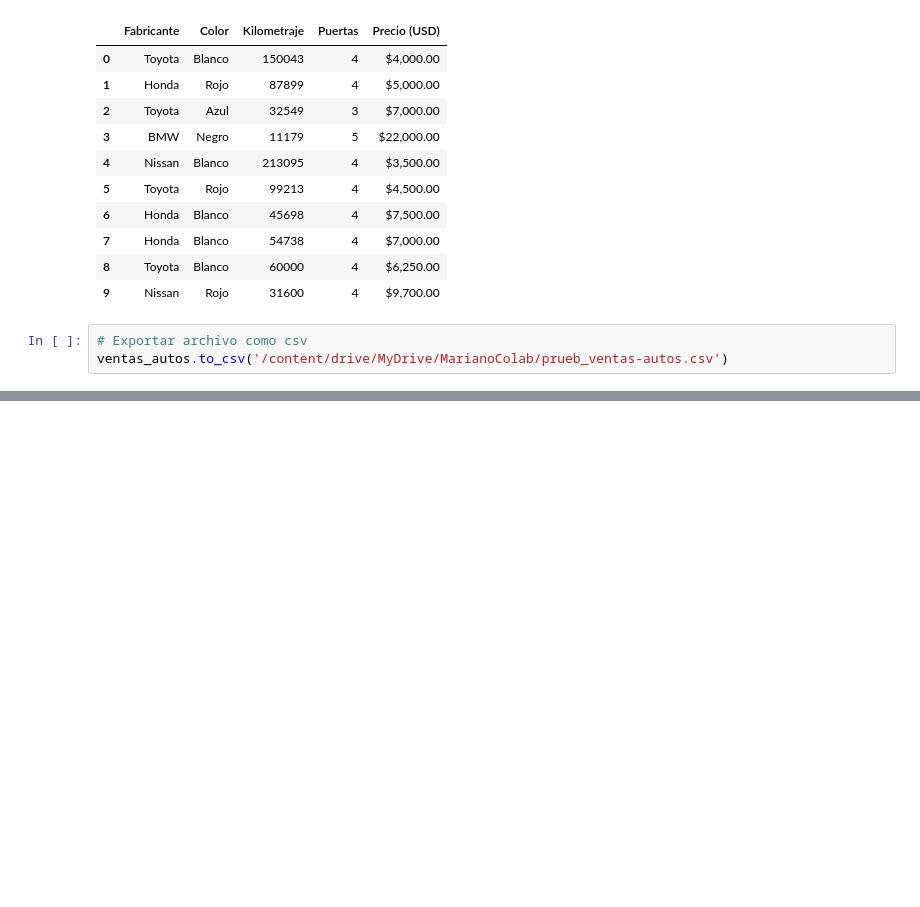
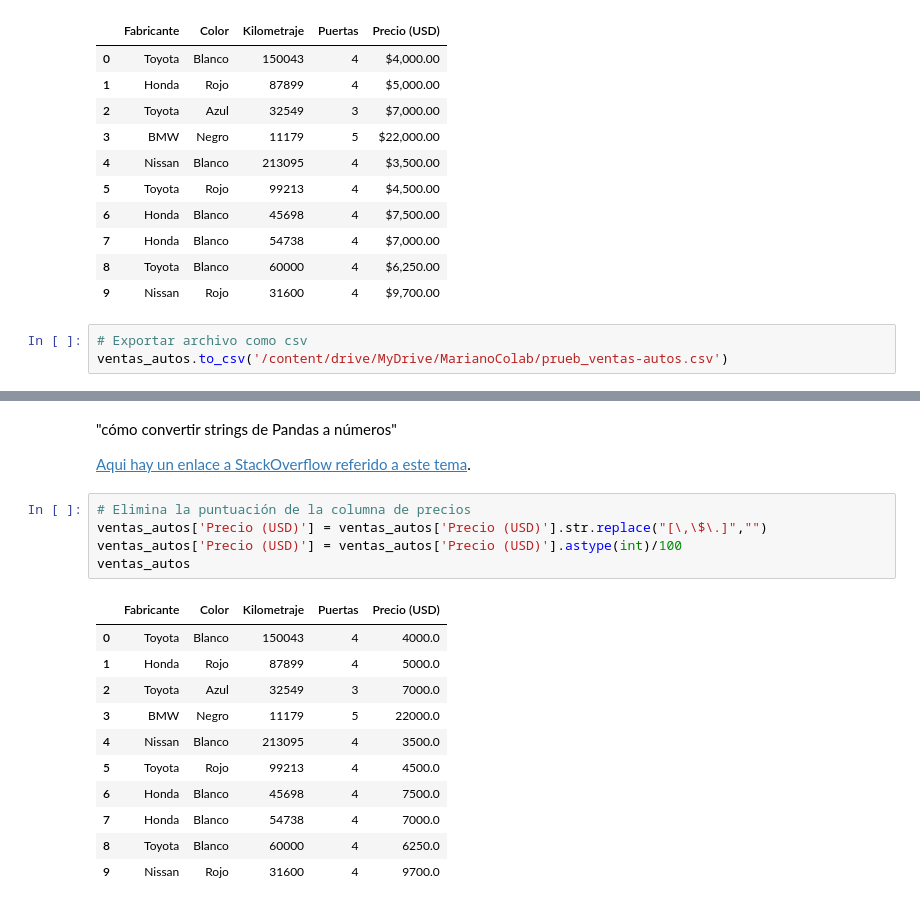
Before and after one commit to marianoq/Data_Science, a Jupyter notebook: Práctica_pandas.ipynb, the cells around one changed output, grey strips where cells are left out. Saved outputs shown, nothing was run; the diff lists cells and outputs as text; blank space fills up the shorter version.

```diff
--- a/Práctica_pandas.ipynb
+++ b/Práctica_pandas.ipynb
@@ -70,0 +239,21 @@ ventas_autos.to_csv('/content/drive/MyDrive/MarianoColab/prueb_ventas-autos.csv'
+# %% [markdown]
+"cómo convertir strings de Pandas a números"
+
+[Aqui hay un enlace a StackOverflow referido a este tema](https://stackoverflow.com/questions/44469313/price-column-object-to-int-in-pandas).
+# %%
+# Elimina la puntuación de la columna de precios
+ventas_autos['Precio (USD)'] = ventas_autos['Precio (USD)'].str.replace("[\,\$\.]","")
+ventas_autos['Precio (USD)'] = ventas_autos['Precio (USD)'].astype(int)/100
+ventas_autos
+# %% [output]
+|  | Fabricante | Color | Kilometraje | Puertas | Precio (USD) |
+| 0 | Toyota | Blanco | 150043 | 4 | 4000.0 |
+| 1 | Honda | Rojo | 87899 | 4 | 5000.0 |
+| 2 | Toyota | Azul | 32549 | 3 | 7000.0 |
+| 3 | BMW | Negro | 11179 | 5 | 22000.0 |
+| 4 | Nissan | Blanco | 213095 | 4 | 3500.0 |
+| 5 | Toyota | Rojo | 99213 | 4 | 4500.0 |
+| 6 | Honda | Blanco | 45698 | 4 | 7500.0 |
+| 7 | Honda | Blanco | 54738 | 4 | 7000.0 |
+| 8 | Toyota | Blanco | 60000 | 4 | 6250.0 |
+| 9 | Nissan | Rojo | 31600 | 4 | 9700.0 |
```
Also changed, not shown: parts of 20 cells of this notebook.
